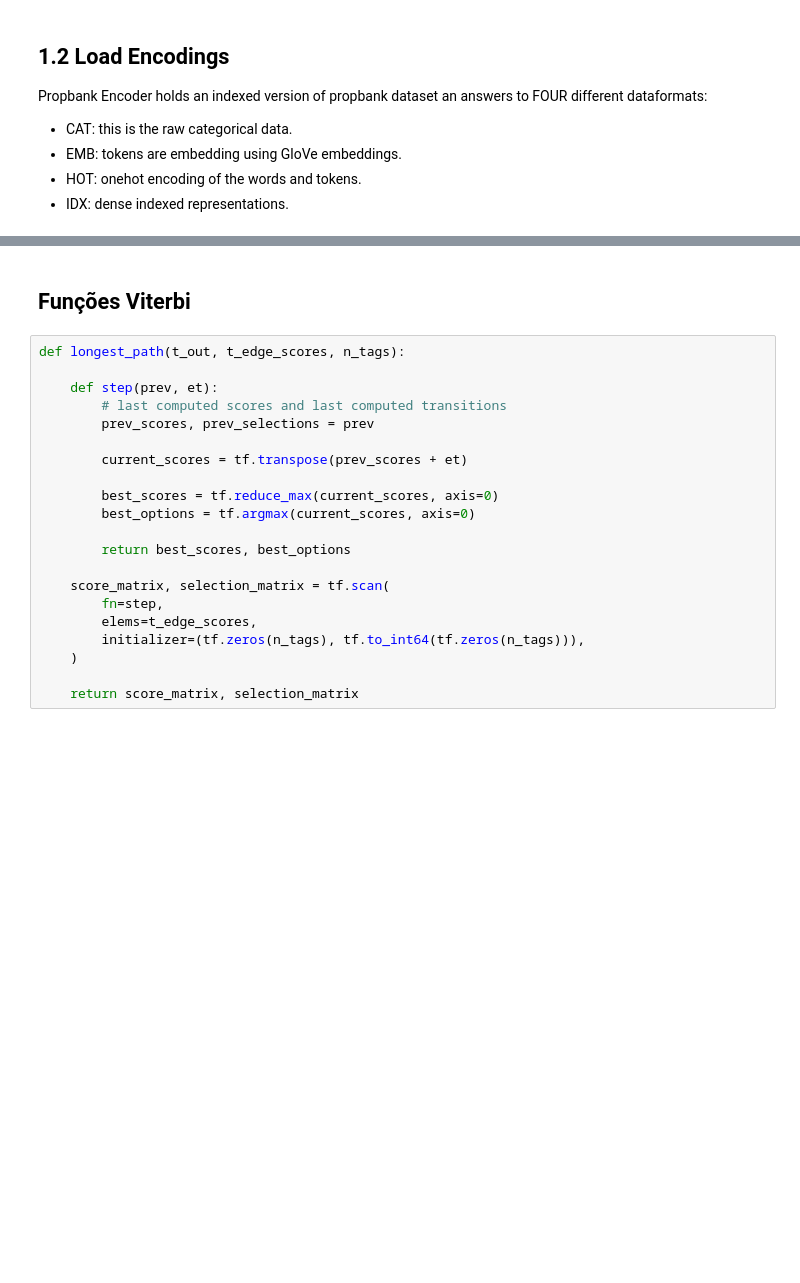
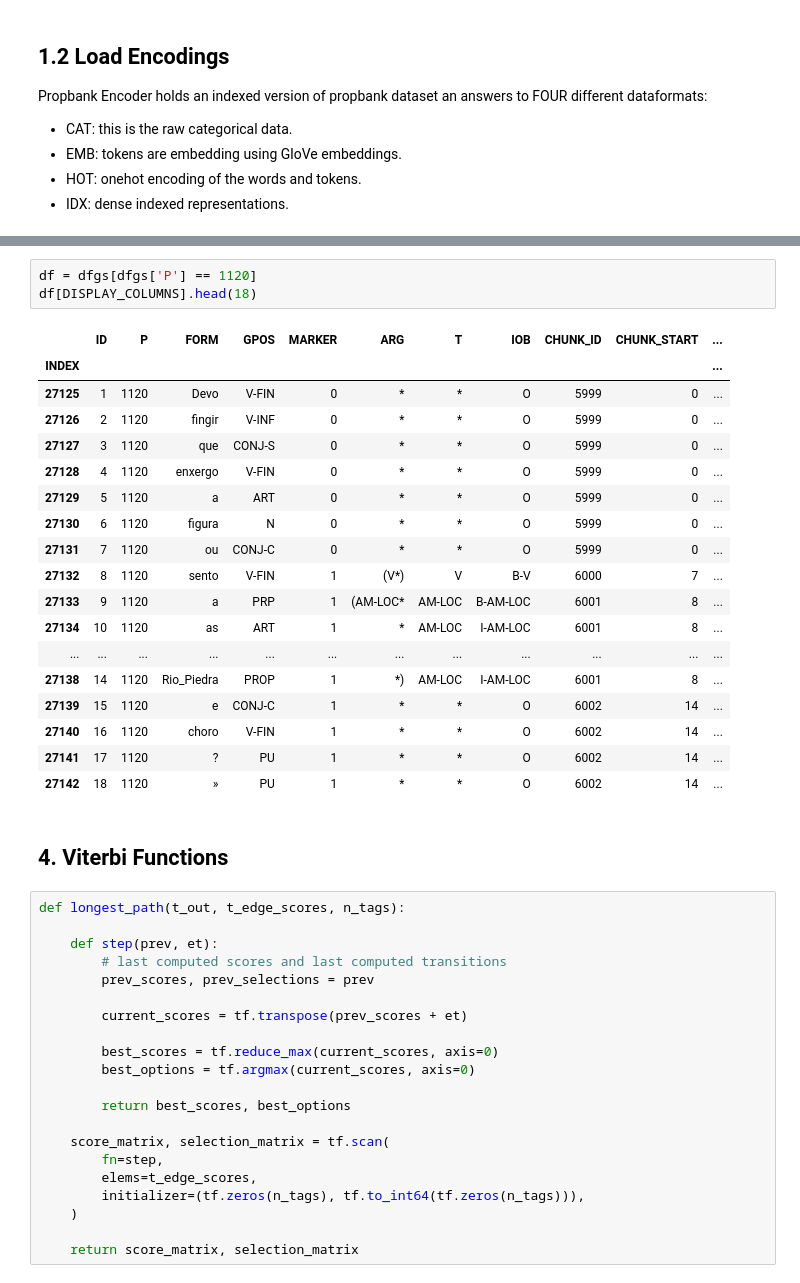
Before and after one commit to guilhermevarela/deep_srlbr, a Jupyter notebook: notebooks/Structured Perceptron Trellis.ipynb, the cells around one changed output, grey strips where cells are left out. Cells and saved outputs as stored; diff of their text form; blank space fills up the shorter version.

```diff
--- a/notebooks/Structured Perceptron Trellis.ipynb
+++ b/notebooks/Structured Perceptron Trellis.ipynb
@@ -159,5 +375,27 @@ def get_output(sentence_id):
+# %%
+df = dfgs[dfgs['P'] == 1120]
+df[DISPLAY_COLUMNS].head(18)
+# %% [output]
+|  | ID | P | FORM | GPOS | MARKER | ARG | T | IOB | CHUNK_ID | CHUNK_START | ... |
+| INDEX |  |  |  |  |  |  |  |  |  |  | ... |
+| 27125 | 1 | 1120 | Devo | V-FIN | 0 | * | * | O | 5999 | 0 | ... |
+| 27126 | 2 | 1120 | fingir | V-INF | 0 | * | * | O | 5999 | 0 | ... |
+| 27127 | 3 | 1120 | que | CONJ-S | 0 | * | * | O | 5999 | 0 | ... |
+| 27128 | 4 | 1120 | enxergo | V-FIN | 0 | * | * | O | 5999 | 0 | ... |
+| 27129 | 5 | 1120 | a | ART | 0 | * | * | O | 5999 | 0 | ... |
+| 27130 | 6 | 1120 | figura | N | 0 | * | * | O | 5999 | 0 | ... |
+| 27131 | 7 | 1120 | ou | CONJ-C | 0 | * | * | O | 5999 | 0 | ... |
+| 27132 | 8 | 1120 | sento | V-FIN | 1 | (V*) | V | B-V | 6000 | 7 | ... |
+| 27133 | 9 | 1120 | a | PRP | 1 | (AM-LOC* | AM-LOC | B-AM-LOC | 6001 | 8 | ... |
+| 27134 | 10 | 1120 | as | ART | 1 | * | AM-LOC | I-AM-LOC | 6001 | 8 | ... |
+| ... | ... | ... | ... | ... | ... | ... | ... | ... | ... | ... | ... |
+| 27138 | 14 | 1120 | Rio_Piedra | PROP | 1 | *) | AM-LOC | I-AM-LOC | 6001 | 8 | ... |
+| 27139 | 15 | 1120 | e | CONJ-C | 1 | * | * | O | 6002 | 14 | ... |
+| 27140 | 16 | 1120 | choro | V-FIN | 1 | * | * | O | 6002 | 14 | ... |
+| 27141 | 17 | 1120 | ? | PU | 1 | * | * | O | 6002 | 14 | ... |
+| 27142 | 18 | 1120 | » | PU | 1 | * | * | O | 6002 | 14 | ... |
 # %% [markdown]
-## Funções Viterbi
+## 4. Viterbi Functions
 # %%
 def longest_path(t_out, t_edge_scores, n_tags):
 
```
Also changed, not shown: parts of 42 cells of this notebook.
